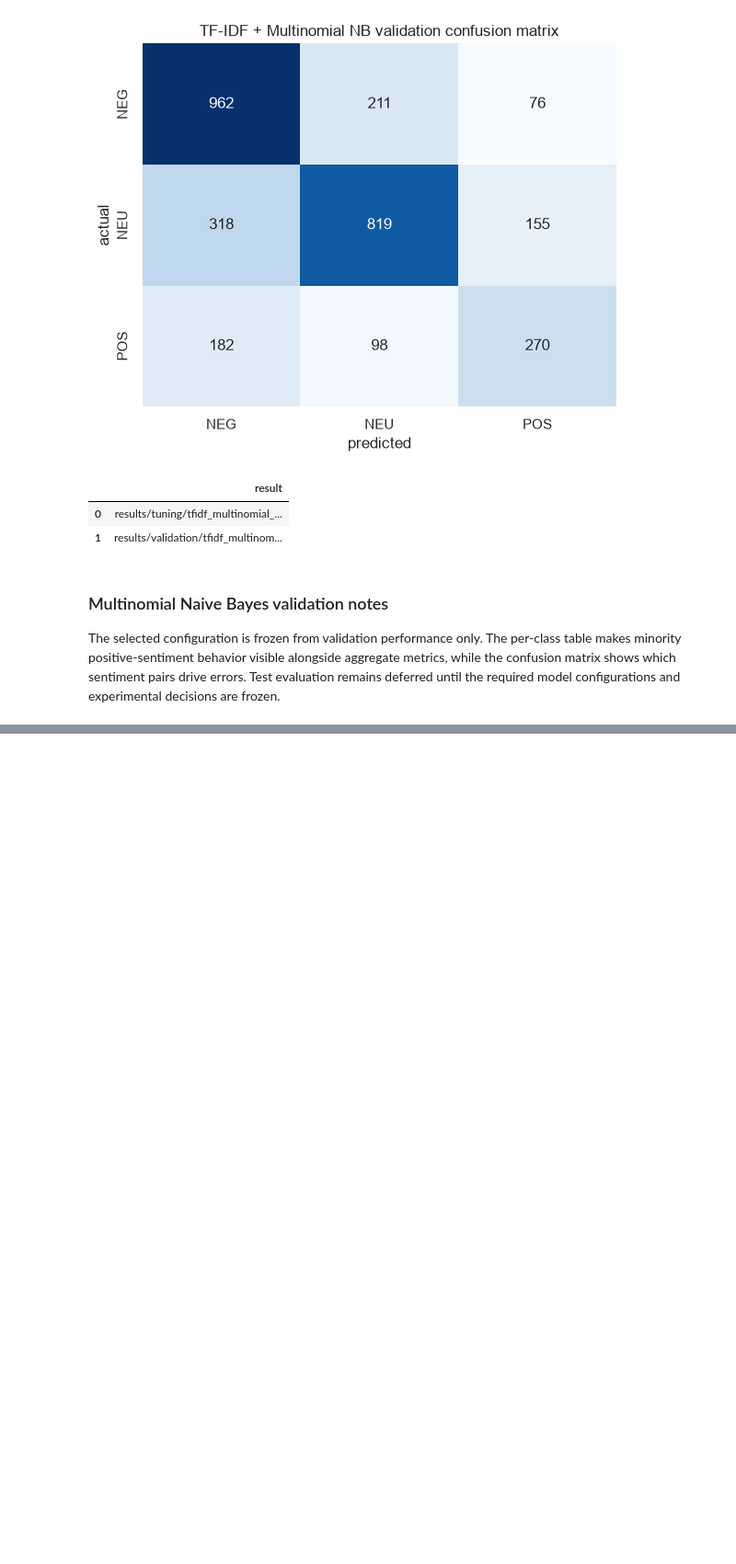
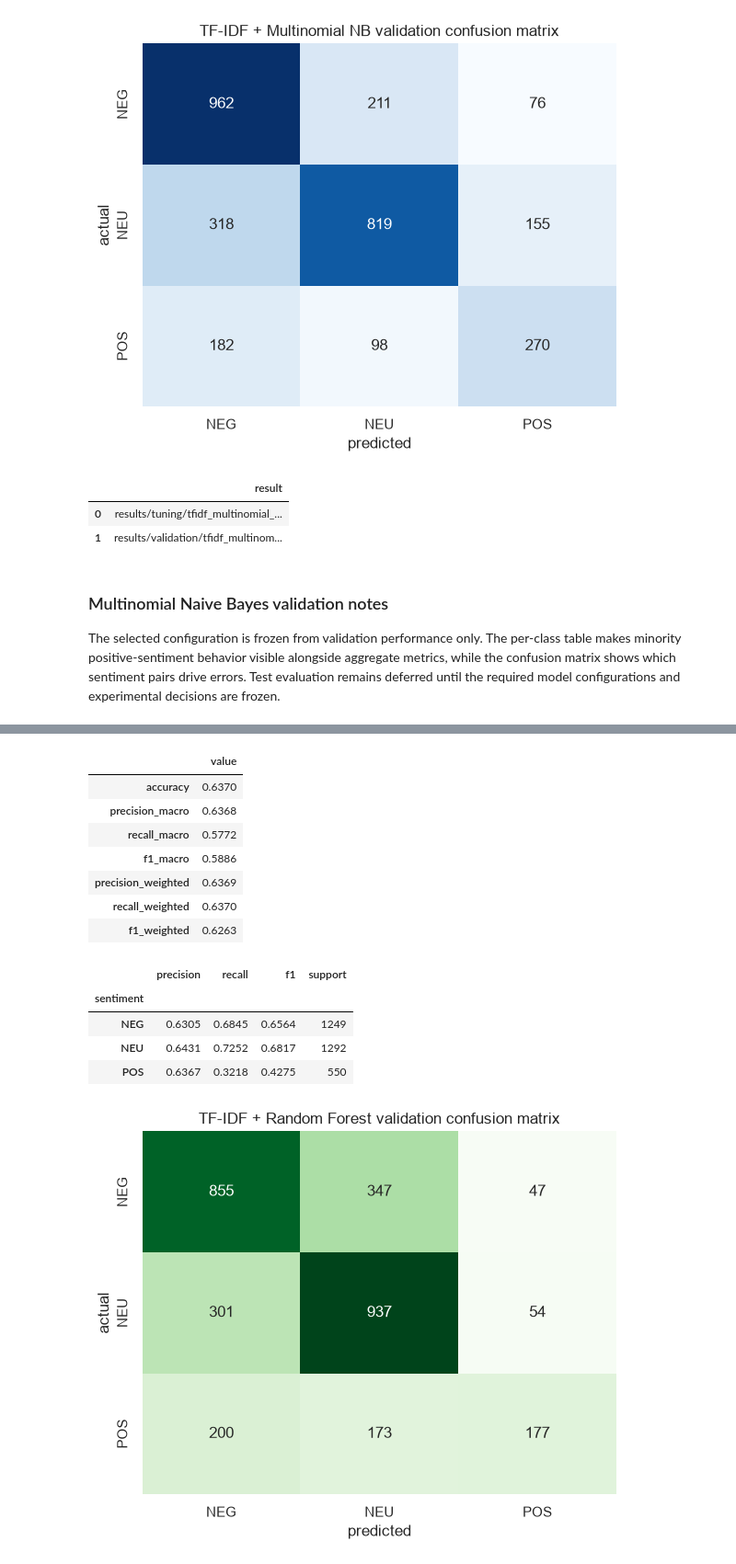
Before and after one commit to iAboud98/arabic-sentiment-analysis, a Jupyter notebook: notebooks/arabic_sentiment_analysis.ipynb, the cells around one changed output, grey strips where cells are left out. Shown at 92% size. Cells and saved outputs as stored; diff of their text form; code cells hidden in the pictures; blank space fills up the shorter version.

Commit message:
tune TF-IDF Random Forest

```diff
--- a/notebooks/arabic_sentiment_analysis.ipynb
+++ b/notebooks/arabic_sentiment_analysis.ipynb
@@ -1545,0 +1609,47 @@ The selected configuration is frozen from validation performance only. The per-c
+# %%
+tfidf_rf_validation_metrics = aggregate_classification_metrics(
+    TFIDF_TARGETS["validation"], TFIDF_RF_VALIDATION_PREDICTIONS
+)
+tfidf_rf_validation_per_class = per_class_metrics(
+    TFIDF_TARGETS["validation"], TFIDF_RF_VALIDATION_PREDICTIONS
+)
+tfidf_rf_validation_confusion = pd.DataFrame(
+    confusion_matrix(
+        TFIDF_TARGETS["validation"],
+        TFIDF_RF_VALIDATION_PREDICTIONS,
+        labels=SENTIMENT_LABELS,
+    ),
+    index=pd.Index(SENTIMENT_LABELS, name="actual"),
+    columns=pd.Index(SENTIMENT_LABELS, name="predicted"),
+)
+
+display(pd.Series(tfidf_rf_validation_metrics, name="value").to_frame().round(4))
+display(tfidf_rf_validation_per_class.round(4))
+
+figure, axis = plt.subplots(figsize=(6, 5))
+sns.heatmap(
+    tfidf_rf_validation_confusion,
+    annot=True,
+    fmt="d",
+    cmap="Greens",
+    cbar=False,
+    ax=axis,
+)
+axis.set_title("TF-IDF + Random Forest validation confusion matrix")
+figure.tight_layout()
+plt.show()
+# %% [output]
+|  | value |
+| accuracy | 0.6370 |
+| precision_macro | 0.6368 |
+| recall_macro | 0.5772 |
+| f1_macro | 0.5886 |
+| precision_weighted | 0.6369 |
+| recall_weighted | 0.6370 |
+| f1_weighted | 0.6263 |
+|  | precision | recall | f1 | support |
+| sentiment |  |  |  |  |
+| NEG | 0.6305 | 0.6845 | 0.6564 | 1249 |
+| NEU | 0.6431 | 0.7252 | 0.6817 | 1292 |
+| POS | 0.6367 | 0.3218 | 0.4275 | 550 |
+[figure, added]
```
Also changed, not shown: parts of 5 cells of this notebook, 3 other files.
